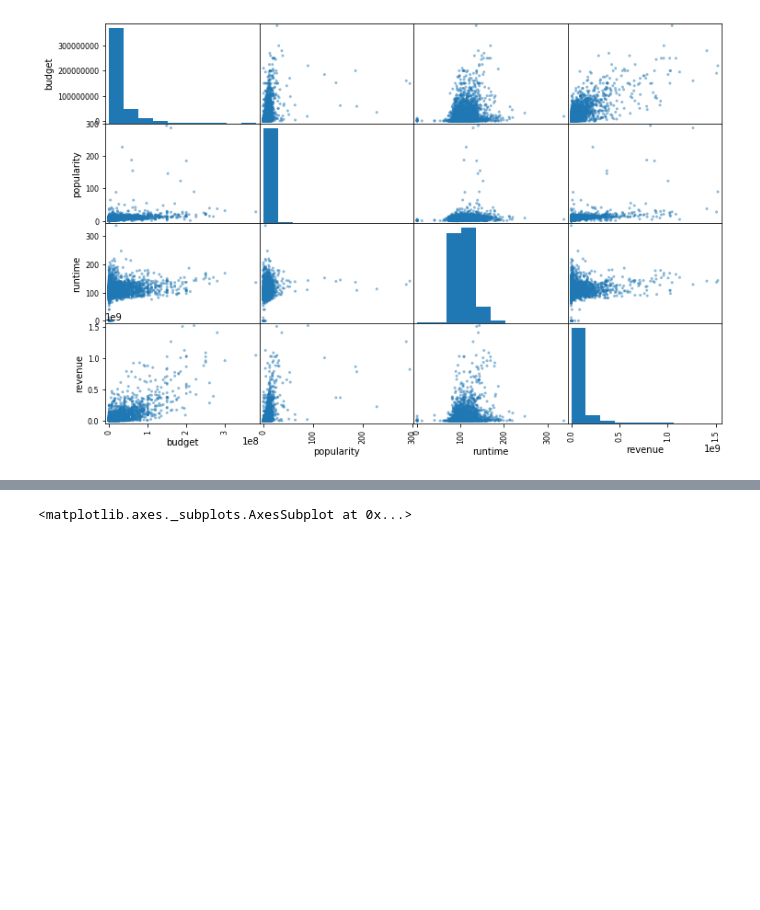
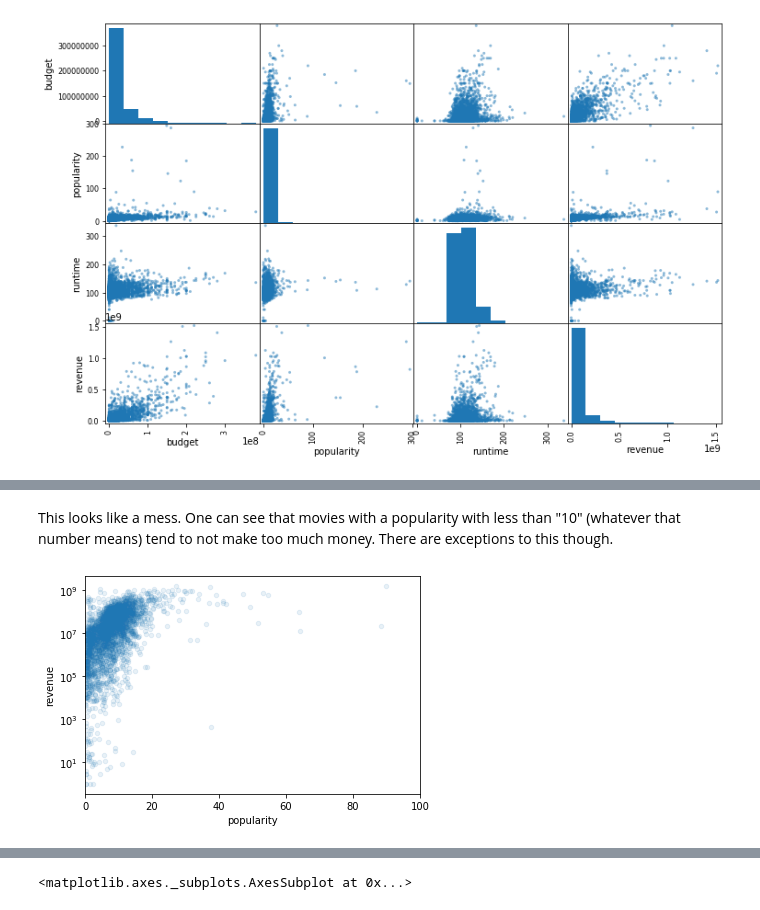
Before and after one commit to jhoffis/Oblig2, a Jupyter notebook: Jostein.ipynb, the cells around one changed output, grey strips where cells are left out. Drawn from its saved outputs; the diff is of its cells as text; code cells hidden in the pictures; blank space fills up the shorter version.

```diff
--- a/Jostein.ipynb
+++ b/Jostein.ipynb
@@ -117,0 +122,8 @@ Vi kan ta en nærmere titt på den:
+# %% [markdown]
+This looks like a mess. One can see that movies with a popularity with less than "10" (whatever that number means) tend to not make too much money. There are exceptions to this though.
+# %%
+train.plot(kind="scatter", x="popularity", y="revenue", alpha=0.1)
+plt.xlim(0,100)
+plt.yscale("log")
+# %% [output]
+[figure, added]
```
Also changed, not shown: parts of 80 cells of this notebook, 1 other file.
